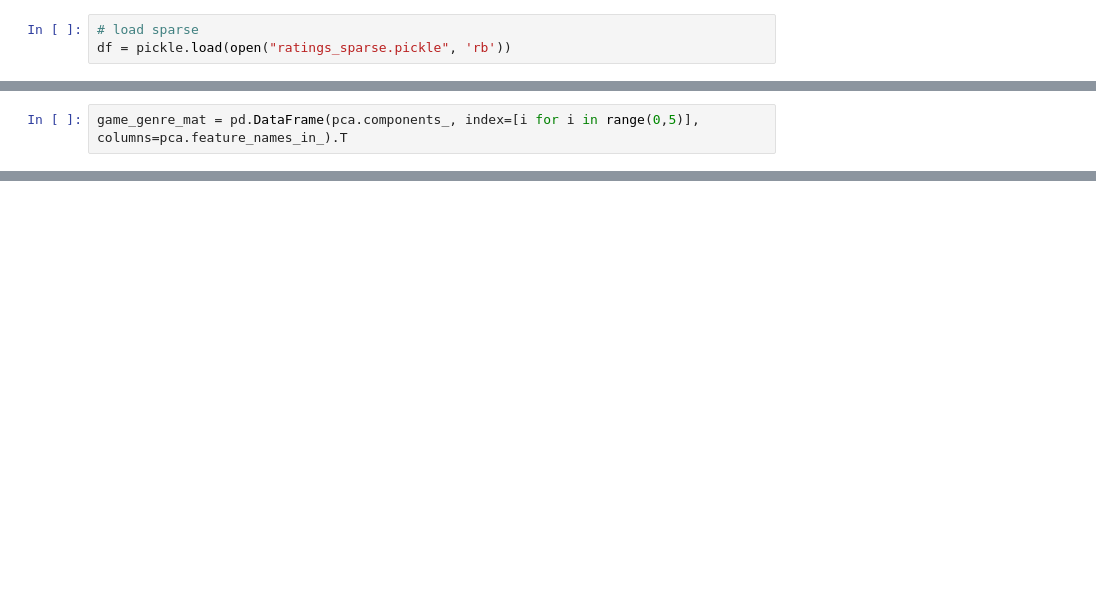
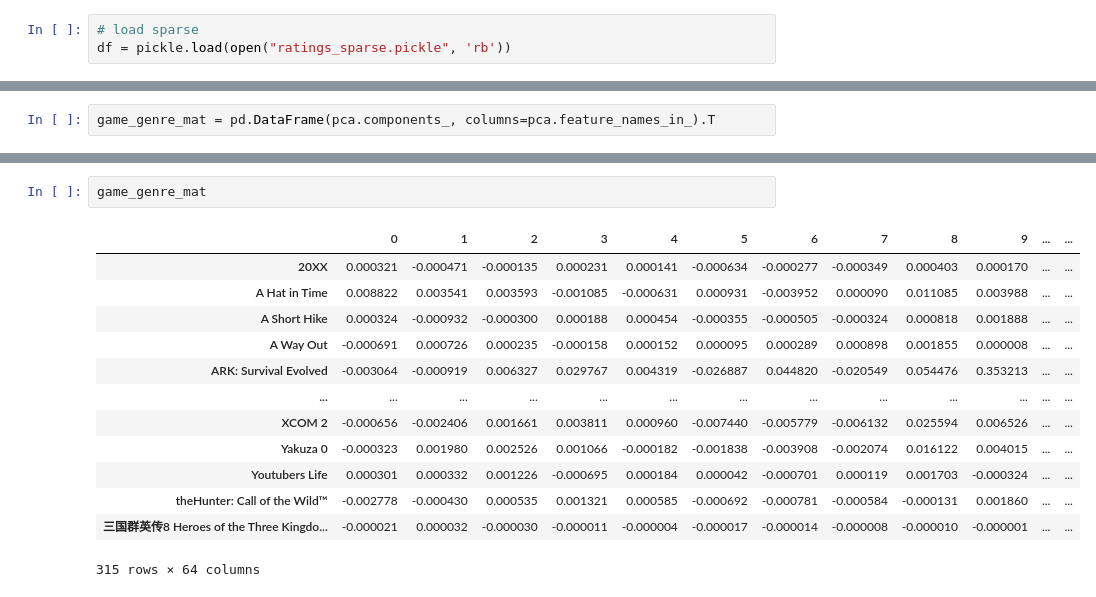
Before and after one commit to abduliante/game-reviews-sentiment-analysis, a Jupyter notebook: notebooks/03_Recommendation_system.ipynb, the cells around one changed output, grey strips where cells are left out. Drawn from its saved outputs; the diff is of its cells as text; blank space fills up the shorter version.

```diff
--- a/notebooks/03_Recommendation_system.ipynb
+++ b/notebooks/03_Recommendation_system.ipynb
@@ -274,2 +420,2 @@ array([1.34706288, 0.85132487, 0.76016686, 0.75177792, 0.65565717])
 # %%
-game_genre_mat = pd.DataFrame(pca.components_, index=[i for i in range(0,5)], columns=pca.feature_names_in_).T
+game_genre_mat = pd.DataFrame(pca.components_, columns=pca.feature_names_in_).T
@@ -289,0 +441,16 @@ game_genre_mat.iloc[:10,:]
+# %%
+game_genre_mat
+# %% [output]
+|  | 0 | 1 | 2 | 3 | 4 | 5 | 6 | 7 | 8 | 9 | ... | ... |
+| 20XX | 0.000321 | -0.000471 | -0.000135 | 0.000231 | 0.000141 | -0.000634 | -0.000277 | -0.000349 | 0.000403 | 0.000170 | ... | ... |
+| A Hat in Time | 0.008822 | 0.003541 | 0.003593 | -0.001085 | -0.000631 | 0.000931 | -0.003952 | 0.000090 | 0.011085 | 0.003988 | ... | ... |
+| A Short Hike | 0.000324 | -0.000932 | -0.000300 | 0.000188 | 0.000454 | -0.000355 | -0.000505 | -0.000324 | 0.000818 | 0.001888 | ... | ... |
+| A Way Out | -0.000691 | 0.000726 | 0.000235 | -0.000158 | 0.000152 | 0.000095 | 0.000289 | 0.000898 | 0.001855 | 0.000008 | ... | ... |
+| ARK: Survival Evolved | -0.003064 | -0.000919 | 0.006327 | 0.029767 | 0.004319 | -0.026887 | 0.044820 | -0.020549 | 0.054476 | 0.353213 | ... | ... |
+| ... | ... | ... | ... | ... | ... | ... | ... | ... | ... | ... | ... | ... |
+| XCOM 2 | -0.000656 | -0.002406 | 0.001661 | 0.003811 | 0.000960 | -0.007440 | -0.005779 | -0.006132 | 0.025594 | 0.006526 | ... | ... |
+| Yakuza 0 | -0.000323 | 0.001980 | 0.002526 | 0.001066 | -0.000182 | -0.001838 | -0.003908 | -0.002074 | 0.016122 | 0.004015 | ... | ... |
+| Youtubers Life | 0.000301 | 0.000332 | 0.001226 | -0.000695 | 0.000184 | 0.000042 | -0.000701 | 0.000119 | 0.001703 | -0.000324 | ... | ... |
+| theHunter: Call of the Wild™ | -0.002778 | -0.000430 | 0.000535 | 0.001321 | 0.000585 | -0.000692 | -0.000781 | -0.000584 | -0.000131 | 0.001860 | ... | ... |
+| 三国群英传8 Heroes of the Three Kingdo... | -0.000021 | 0.000032 | -0.000030 | -0.000011 | -0.000004 | -0.000017 | -0.000014 | -0.000008 | -0.000010 | -0.000001 | ... | ... |
+315 rows × 64 columns
```
Also changed, not shown: parts of 56 cells of this notebook.
